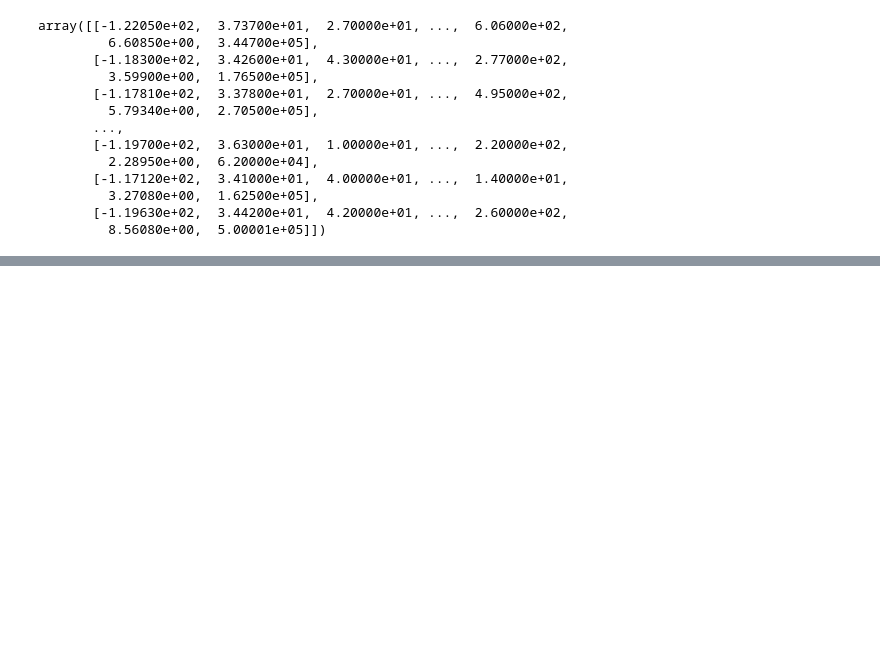
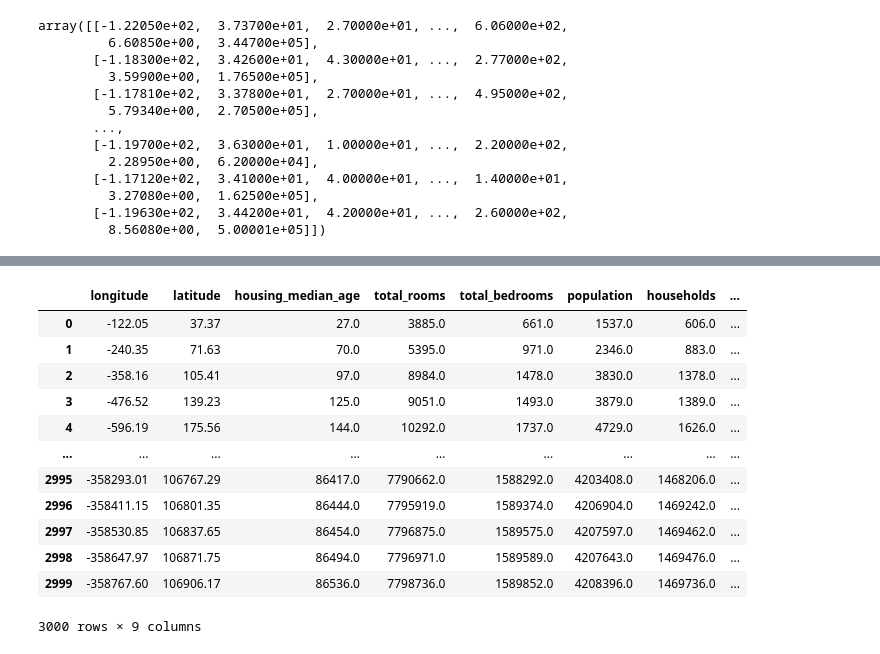
Before and after one commit to manikandansrikumar/data-analysis, a Jupyter notebook: notebooks/colab-github-demo.ipynb, the cells around one changed output, grey strips where cells are left out. Saved outputs shown, nothing was run; the diff lists cells and outputs as text; code cells hidden in the pictures; blank space fills up the shorter version.

```diff
--- a/notebooks/colab-github-demo.ipynb
+++ b/notebooks/colab-github-demo.ipynb
@@ -172,0 +288,16 @@ array([[-1.22050e+02,  3.73700e+01,  2.70000e+01, ...,  6.06000e+02,
+# %%
+df.cumsum()
+# %% [output]
+|  | longitude | latitude | housing_median_age | total_rooms | total_bedrooms | population | households | ... |
+| 0 | -122.05 | 37.37 | 27.0 | 3885.0 | 661.0 | 1537.0 | 606.0 | ... |
+| 1 | -240.35 | 71.63 | 70.0 | 5395.0 | 971.0 | 2346.0 | 883.0 | ... |
+| 2 | -358.16 | 105.41 | 97.0 | 8984.0 | 1478.0 | 3830.0 | 1378.0 | ... |
+| 3 | -476.52 | 139.23 | 125.0 | 9051.0 | 1493.0 | 3879.0 | 1389.0 | ... |
+| 4 | -596.19 | 175.56 | 144.0 | 10292.0 | 1737.0 | 4729.0 | 1626.0 | ... |
+| ... | ... | ... | ... | ... | ... | ... | ... | ... |
+| 2995 | -358293.01 | 106767.29 | 86417.0 | 7790662.0 | 1588292.0 | 4203408.0 | 1468206.0 | ... |
+| 2996 | -358411.15 | 106801.35 | 86444.0 | 7795919.0 | 1589374.0 | 4206904.0 | 1469242.0 | ... |
+| 2997 | -358530.85 | 106837.65 | 86454.0 | 7796875.0 | 1589575.0 | 4207597.0 | 1469462.0 | ... |
+| 2998 | -358647.97 | 106871.75 | 86494.0 | 7796971.0 | 1589589.0 | 4207643.0 | 1469476.0 | ... |
+| 2999 | -358767.60 | 106906.17 | 86536.0 | 7798736.0 | 1589852.0 | 4208396.0 | 1469736.0 | ... |
+3000 rows × 9 columns
```
Also changed, not shown: parts of 18 cells of this notebook.
